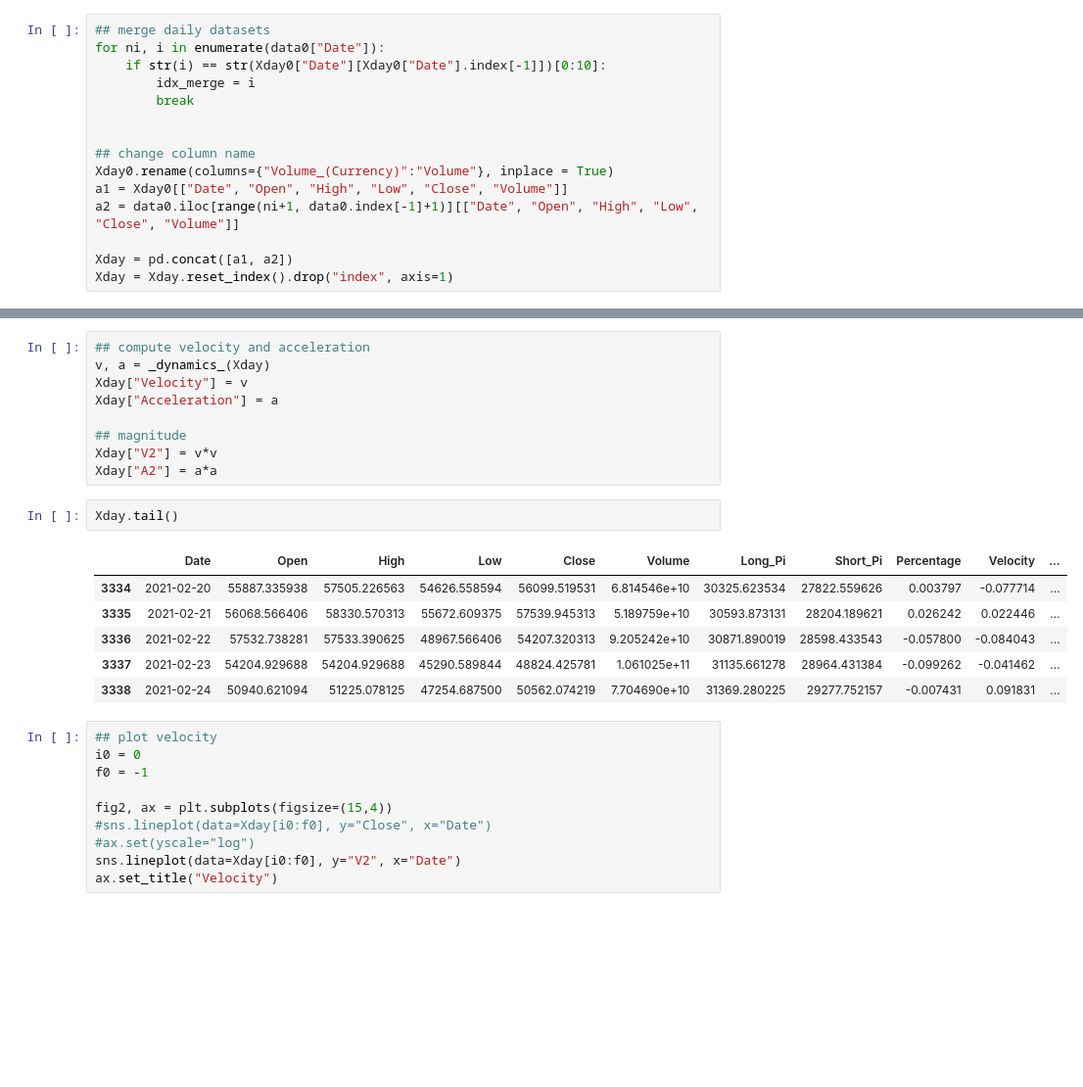
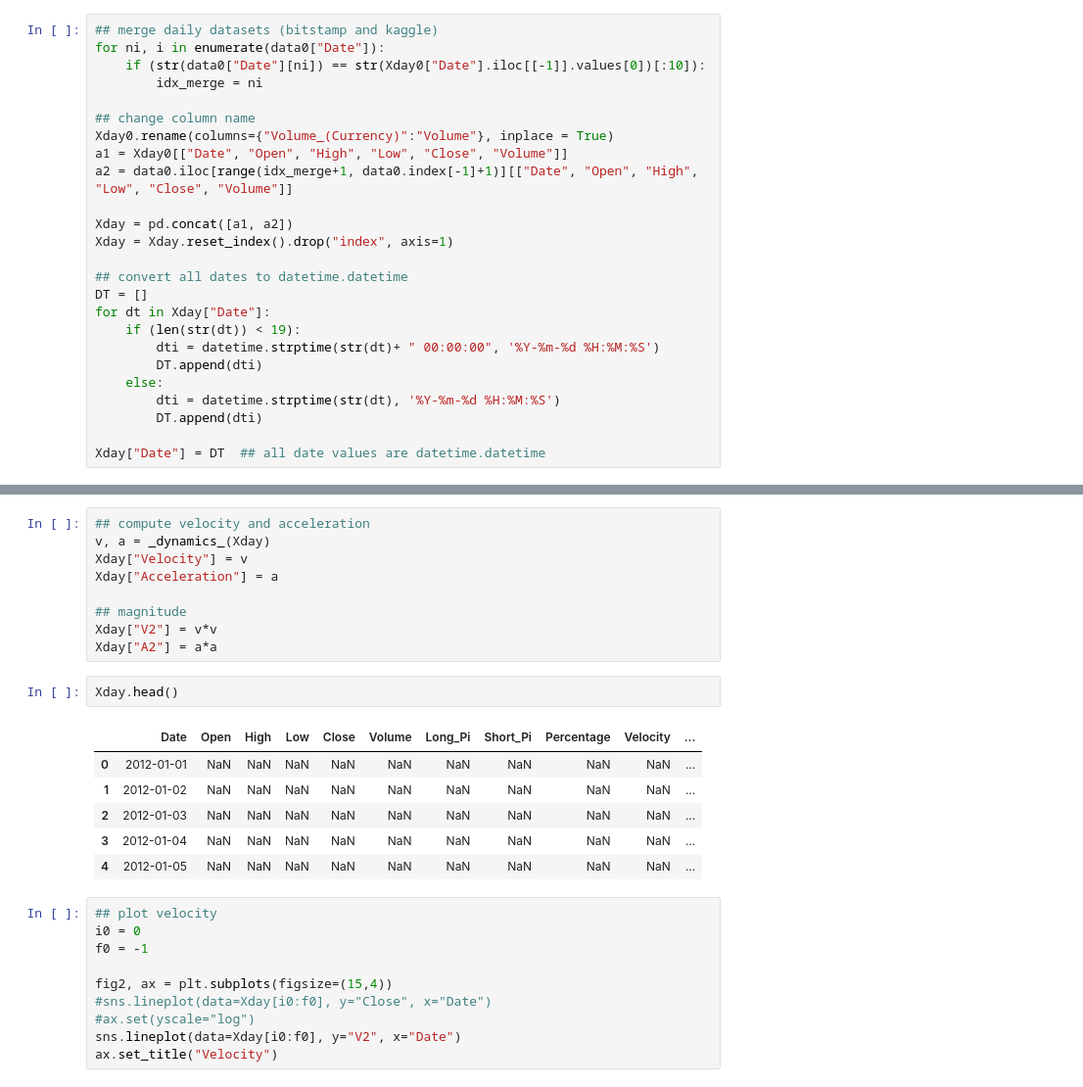
Before and after one commit to Igodlab/Bitcoin-price, a Jupyter notebook: BTC_price.ipynb, the cells around one changed output, grey strips where cells are left out. Shown at 98% size. Saved outputs shown, nothing was run; the diff lists cells and outputs as text; blank space fills up the shorter version.

```diff
--- a/BTC_price.ipynb
+++ b/BTC_price.ipynb
@@ -73,15 +86,25 @@ Xday0 = _daily_(data)
 # %%
-## merge daily datasets
+## merge daily datasets (bitstamp and kaggle)
 for ni, i in enumerate(data0["Date"]):
-    if str(i) == str(Xday0["Date"][Xday0["Date"].index[-1]])[0:10]:
-        idx_merge = i
-        break
-
+    if (str(data0["Date"][ni]) == str(Xday0["Date"].iloc[[-1]].values[0])[:10]):
+        idx_merge = ni
 
 ## change column name
 Xday0.rename(columns={"Volume_(Currency)":"Volume"}, inplace = True)
 a1 = Xday0[["Date", "Open", "High", "Low", "Close", "Volume"]]
-a2 = data0.iloc[range(ni+1, data0.index[-1]+1)][["Date", "Open", "High", "Low", "Close", "Volume"]]
+a2 = data0.iloc[range(idx_merge+1, data0.index[-1]+1)][["Date", "Open", "High", "Low", "Close", "Volume"]]
 
 Xday = pd.concat([a1, a2])
 Xday = Xday.reset_index().drop("index", axis=1)
+
+## convert all dates to datetime.datetime
+DT = []
+for dt in Xday["Date"]:
+    if (len(str(dt)) < 19):
+        dti = datetime.strptime(str(dt)+ " 00:00:00", '%Y-%m-%d %H:%M:%S')
+        DT.append(dti)
+    else:
+        dti = datetime.strptime(str(dt), '%Y-%m-%d %H:%M:%S')
+        DT.append(dti)
+
+Xday["Date"] = DT  ## all date values are datetime.datetime
@@ -173,14 +213,14 @@ Xday["Acceleration"] = a
 Xday["V2"] = v*v
 Xday["A2"] = a*a
 # %%
-Xday.tail()
+Xday.head()
 # %% [output]
 |  | Date | Open | High | Low | Close | Volume | Long_Pi | Short_Pi | Percentage | Velocity | ... |
-| 3334 | 2021-02-20 | 55887.335938 | 57505.226563 | 54626.558594 | 56099.519531 | 6.814546e+10 | 30325.623534 | 27822.559626 | 0.003797 | -0.077714 | ... |
-| 3335 | 2021-02-21 | 56068.566406 | 58330.570313 | 55672.609375 | 57539.945313 | 5.189759e+10 | 30593.873131 | 28204.189621 | 0.026242 | 0.022446 | ... |
-| 3336 | 2021-02-22 | 57532.738281 | 57533.390625 | 48967.566406 | 54207.320313 | 9.205242e+10 | 30871.890019 | 28598.433543 | -0.057800 | -0.084043 | ... |
-| 3337 | 2021-02-23 | 54204.929688 | 54204.929688 | 45290.589844 | 48824.425781 | 1.061025e+11 | 31135.661278 | 28964.431384 | -0.099262 | -0.041462 | ... |
-| 3338 | 2021-02-24 | 50940.621094 | 51225.078125 | 47254.687500 | 50562.074219 | 7.704690e+10 | 31369.280225 | 29277.752157 | -0.007431 | 0.091831 | ... |
+| 0 | 2012-01-01 | NaN | NaN | NaN | NaN | NaN | NaN | NaN | NaN | NaN | ... |
+| 1 | 2012-01-02 | NaN | NaN | NaN | NaN | NaN | NaN | NaN | NaN | NaN | ... |
+| 2 | 2012-01-03 | NaN | NaN | NaN | NaN | NaN | NaN | NaN | NaN | NaN | ... |
+| 3 | 2012-01-04 | NaN | NaN | NaN | NaN | NaN | NaN | NaN | NaN | NaN | ... |
+| 4 | 2012-01-05 | NaN | NaN | NaN | NaN | NaN | NaN | NaN | NaN | NaN | ... |
 # %%
 ## plot velocity
 i0 = 0
```
Also changed, not shown: parts of 26 cells of this notebook.
